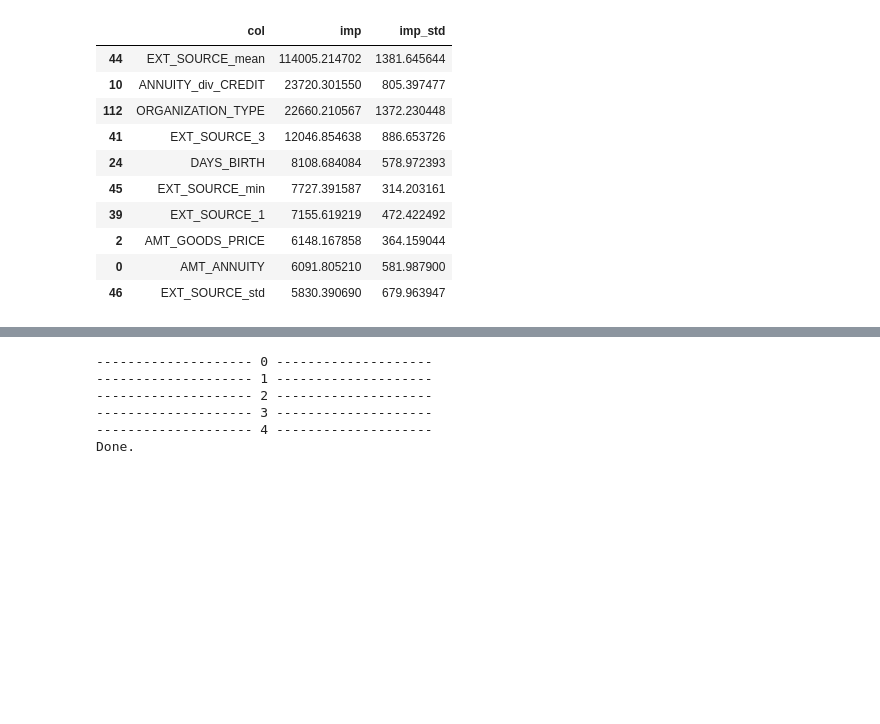
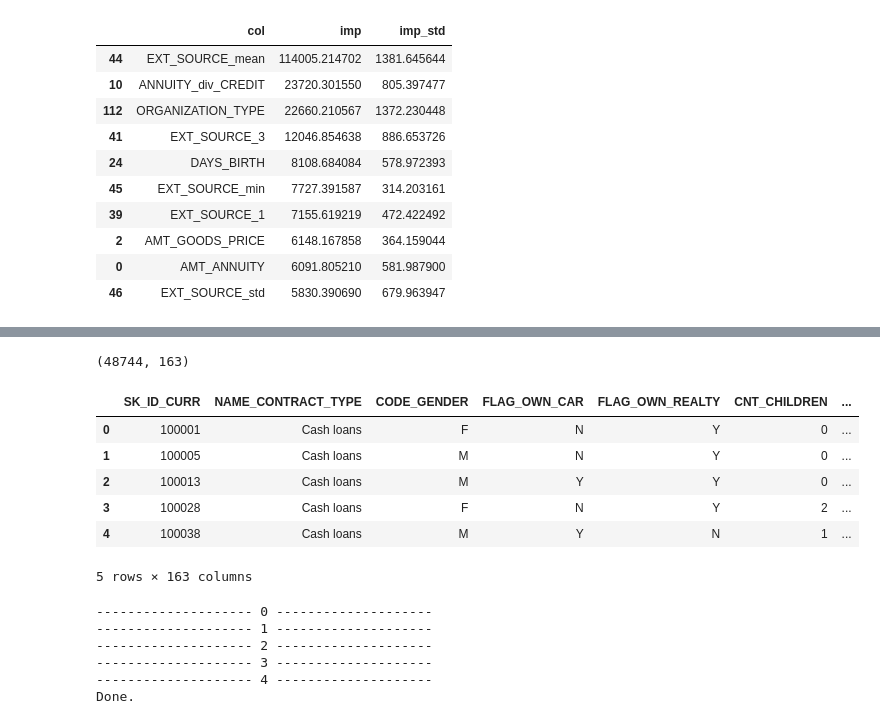
Before and after one commit to YasudaKaito/kaggle_book_morohashi, a Jupyter notebook: kaggle-book-morohashi-07-home-credit-default-risk.ipynb, the cells around one changed output, grey strips where cells are left out. Saved outputs shown, nothing was run; the diff lists cells and outputs as text; code cells hidden in the pictures; blank space fills up the shorter version.

```diff
--- a/kaggle-book-morohashi-07-home-credit-default-risk.ipynb
+++ b/kaggle-book-morohashi-07-home-credit-default-risk.ipynb
@@ -568,0 +639,2 @@ for col in x_test.columns:
+# %%
+pos_ohe_agg.columns = [i + "_" + j for i, j in pos_ohe_agg.columns]
@@ -568,0 +718,14 @@ for col in x_test.columns:
+# %%
+# 推論用データセット作成
+df_test = pd.merge(application_test, pos_ohe_agg, on="SK_ID_CURR", how="left")
+print(df_test.shape)
+df_test.head()
+# %% [output]
+(48744, 163)
+|  | SK_ID_CURR | NAME_CONTRACT_TYPE | CODE_GENDER | FLAG_OWN_CAR | FLAG_OWN_REALTY | CNT_CHILDREN | ... |
+| 0 | 100001 | Cash loans | F | N | Y | 0 | ... |
+| 1 | 100005 | Cash loans | M | N | Y | 0 | ... |
+| 2 | 100013 | Cash loans | M | Y | Y | 0 | ... |
+| 3 | 100028 | Cash loans | F | N | Y | 2 | ... |
+| 4 | 100038 | Cash loans | M | Y | N | 1 | ... |
+5 rows × 163 columns
```
Also changed, not shown: parts of 48 cells of this notebook.
